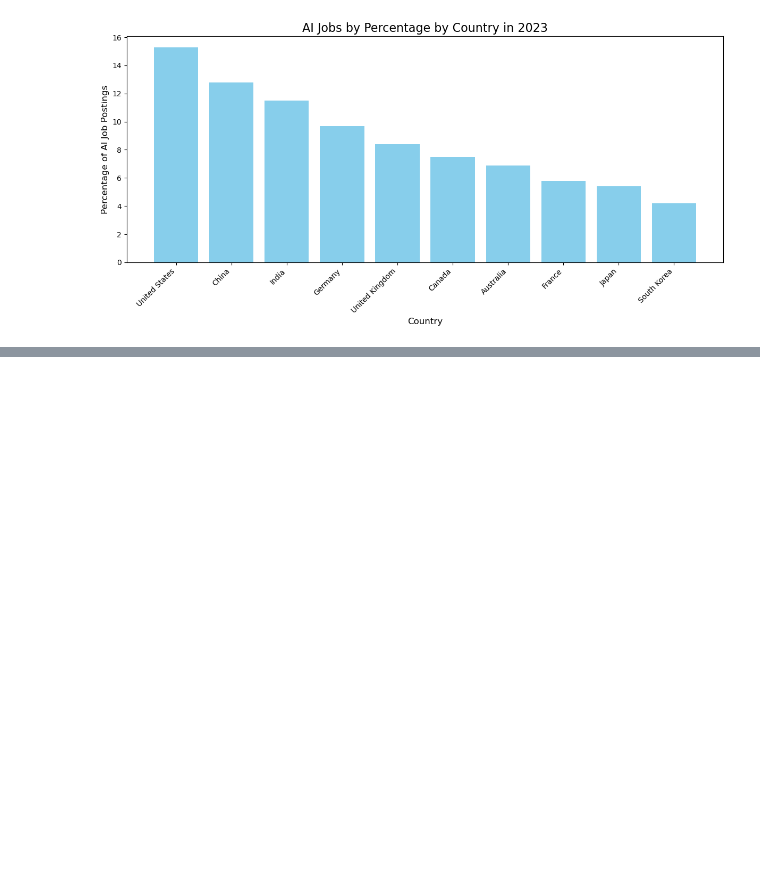
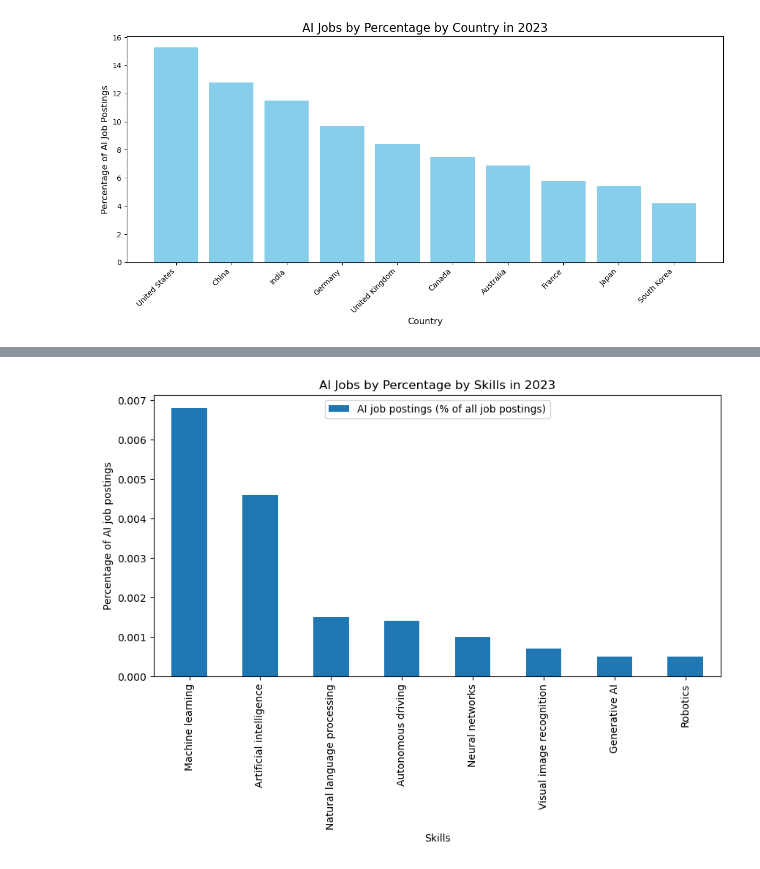
Before and after one commit to inCloset/group3-project-25.02.01, a Jupyter notebook: g3.ipynb, the cells around one changed output, grey strips where cells are left out. Drawn from its saved outputs; the diff is of its cells as text; code cells hidden in the pictures; blank space fills up the shorter version.

```diff
--- a/g3.ipynb
+++ b/g3.ipynb
@@ -113,0 +181,8 @@ plt.show()
+# %%
+df_1 = pd.read_csv(r'C:\Users\madio\Documents\Group3 Project\group3-project-25.02.01\AI files\AI jobs percentage by skills.csv')
+
+# Convert the 'AI job postings (% of all job postings)' column to numeric
+df_1['AI job postings (% of all job postings)'] = df_1['AI job postings (% of all job postings)'].str.rstrip('%').astype('float') / 100.0
+
+df_sorted = df_1.sort_values(by=["Year", "AI job postings (% of all job postings)"], ascending=False)
+print(tabulate(df_sorted.head(20), headers='keys', tablefmt='psql'))
@@ -113,0 +207,13 @@ plt.show()
+# %%
+import matplotlib.pyplot as plt
+import pandas as pd
+
+df_top10 = df_sorted[df_sorted['Year'] == 2023].head(10)
+plot = df_top10.plot.bar(x='Skill cluster', y='AI job postings (% of all job postings)', figsize=(10, 5))
+plot.set_title("AI Jobs by Percentage by Skills in 2023")
+plot.set_ylabel("Percentage of AI job postings")
+plot.set_xlabel("Skills")
+plot.legend(loc="upper center")
+plt.show()
+# %% [output]
+[figure, added]
```
Also changed, not shown: parts of 4 cells of this notebook, 1 other file.
